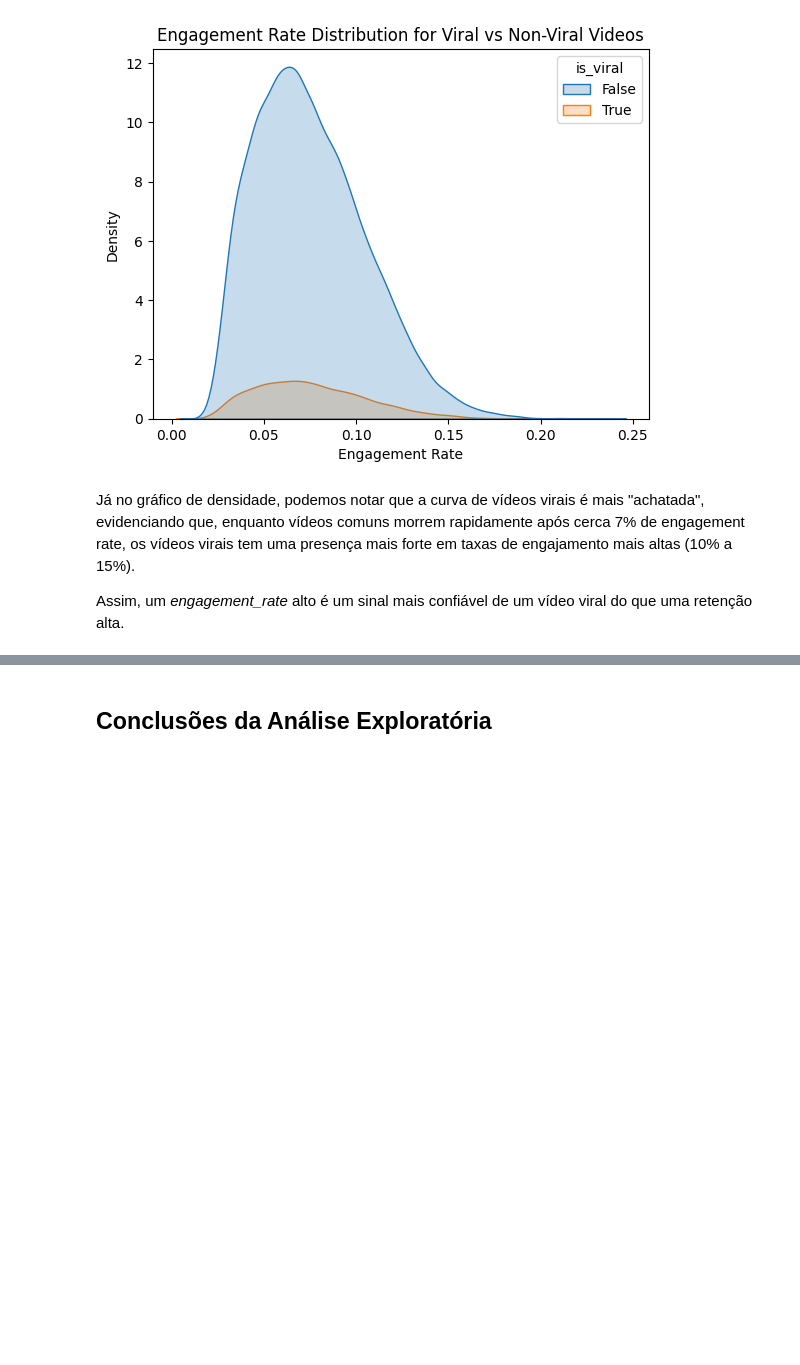
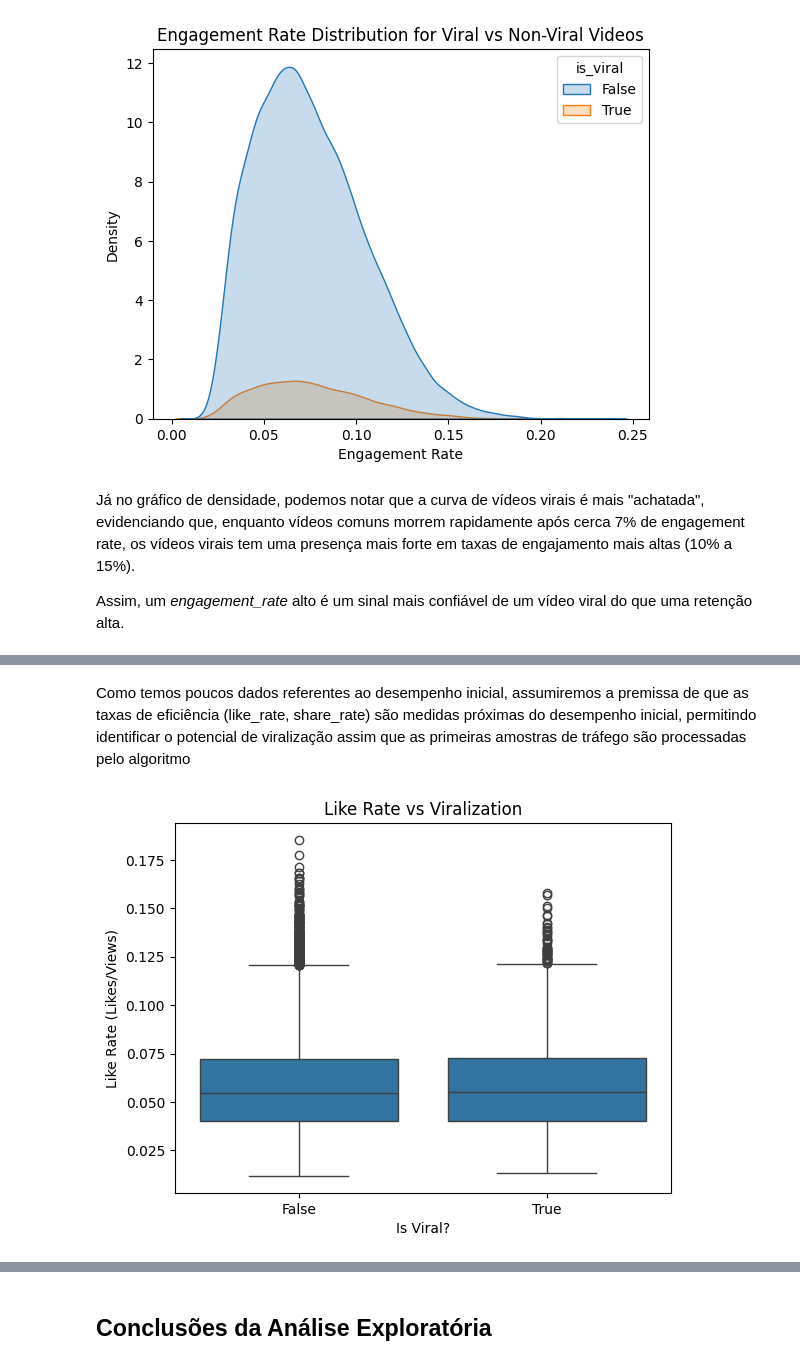
Before and after one commit to jonathasAJ/ai-content-platform, a Jupyter notebook: notebooks/01_eda.ipynb, the cells around one changed output, grey strips where cells are left out. Saved outputs shown, nothing was run; the diff lists cells and outputs as text; code cells hidden in the pictures; blank space fills up the shorter version.

```diff
--- a/notebooks/01_eda.ipynb
+++ b/notebooks/01_eda.ipynb
@@ -465,0 +498,11 @@ Assim, um *engagement_rate* alto é um sinal mais confiável de um vídeo viral
+# %% [markdown]
+Como temos poucos dados referentes ao desempenho inicial, assumiremos a premissa de que as taxas de eficiência (like_rate, share_rate) são medidas próximas do desempenho inicial, permitindo identificar o potencial de viralização assim que as primeiras amostras de tráfego são processadas pelo algoritmo
+# %%
+# %%
+sns.boxplot(data=df, x="is_viral", y="like_rate")
+plt.title("Like Rate vs Viralization")
+plt.xlabel("Is Viral?")
+plt.ylabel("Like Rate (Likes/Views)")
+plt.show()
+# %% [output]
+[figure, added]
```
Also changed, not shown: parts of 10 cells of this notebook.
